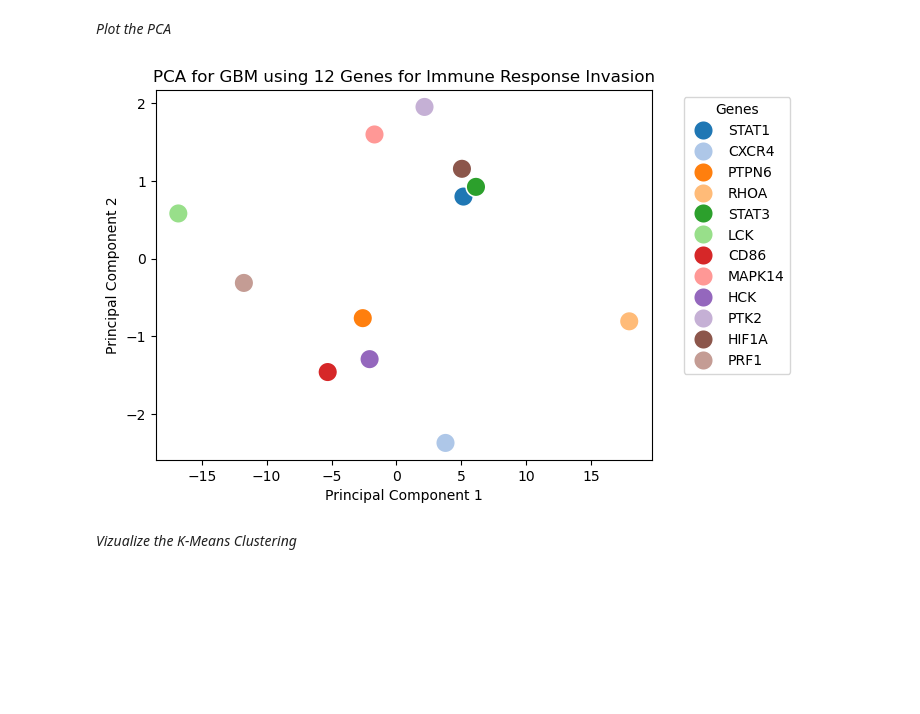
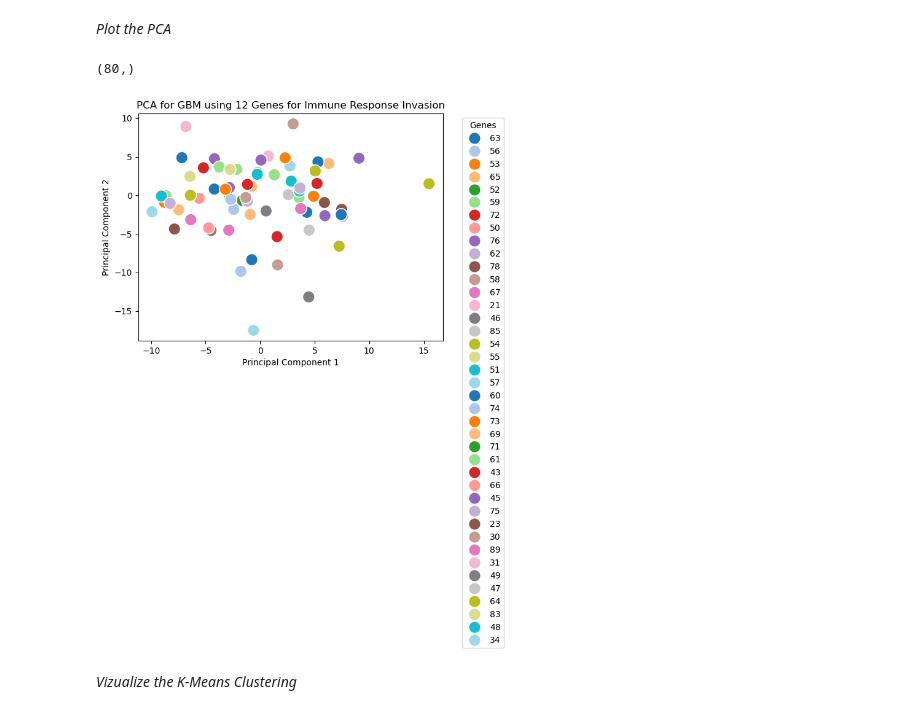
Before and after one commit to smgroves/Module-4-Cancer, a Jupyter notebook: Module 4 Template-2.ipynb, the cells around one changed output. Cells and saved outputs as stored; diff of their text form; code cells hidden in the pictures; blank space fills up the shorter version.

```diff
--- a/Module 4 Template-2.ipynb
+++ b/Module 4 Template-2.ipynb
@@ -103,8 +104,8 @@ metadata_df = pd.read_csv(
 *Get data about chosen cancer type: Glioblastoma (GBM), and genes linked to immune invasion from the Menyhart document*
 # %%
 cancer_type = 'GBM'
+GBM_metadata = metadata_df[metadata_df['cancer_type'] == cancer_type]
 cancer_samples = metadata_df[metadata_df['cancer_type'] == cancer_type].index
 GBM_data = data[cancer_samples]
-
-desired_gene_list = ['STAT1', 'CXCR4', 'PTPN6', 'RHOA', 'STAT3', 'LCK', 'CD86', 'MAPK14', 'HCK', 'PTK2', 'HIF1A', 'PRF1']
+desired_gene_list = ['STAT1', 'CXCR4', 'PTPN6', 'RHOA', 'STAT3', 'LCK', 'CD86', 'MAPK14', 'HCK', 'PTK2', 'HIF1A', 'PRF1', 'IL12A', 'CXCL12', 'ARRB1', 'GNAI2', 'PLCG1', 'PTPN11', 'CARD11', 'PIK3CD', 'PTK2B', 'BCL6', 'MAP2K2', 'NRAS', 'CD40LG', 'IL4', 'RAF1', 'CCL2', 'FYN', 'VAV2', 'CIITA', 'ARRB2', 'JAK3', 'IFNGR1', 'KRAS', 'IL6', 'SH2D1B', 'IL1B', 'CD3D', 'CD3E', 'CD40', 'MAPK1', 'LYN', 'PIK3R1', 'SOS1', 'GNB1', 'ADRBK1', 'FCGR3B', 'PTPRC', 'HCST', 'JAK2', 'CD28', 'PDCD1', 'FCGR3A', 'AKT1', 'CD8B', 'IRF7', 'PIK3CG', 'GNG2', 'AKT2', 'SHC1', 'HLA-A', 'IL2', 'AKT3', 'MAPK3', 'SH2D1A', 'FGR', 'B2M', 'PRKCD', 'SRC', 'PLCB3', 'CXCL10', 'MAP2K1', 'CD3G', 'ZAP70', 'IFNG', 'IKBKB', 'ITGB2', 'IL8', 'IL2RG', 'CBL', 'IL12B', 'PLCB2', 'CTNNB1', 'CD247', 'PIK3R3', 'TRAF6', 'CCL26', 'FES', 'CXCR1', 'PIK3R2', 'PIK3CB', 'CXCL9', 'VAV3', 'ITGAM', 'CD80', 'MAPK11', 'IL7R', 'PRKCB', 'HRAS', 'CBLB', 'RAC1', 'JAK1', 'TIAM1', 'GRB2', 'PIK3CA']
 gene_list = [gene for gene in desired_gene_list if gene in GBM_data.index]
@@ -124,25 +130,30 @@ plt.show()
 *PCA Dimensionality Reduction and scaling to make it more even between genes*
 # %%
 scaler = StandardScaler()
+X = GBM_data.loc[gene_list].values.T
 X_scaled = scaler.fit_transform(X)
 pca = PCA(n_components=2)
 X_pca = pca.fit_transform(X_scaled)
 # %% [markdown]
 *Plot the PCA*
+# %%
+X_pca[:, 0].shape
+# %% [output]
+(80,)
 # %%
 sns.scatterplot(x=X_pca[:, 0],
                 y=X_pca[:, 1],
-                hue=y, #hue = y used to color the points based on gene labels
+                hue= GBM_metadata['age_at_diagnosis'].values, #hue = y used to color the points based on gene labels
                 palette="tab20",
                 s=200) # Adjusted this number to make the size of dots bigger
 
 plt.title("PCA for GBM using 12 Genes for Immune Response Invasion")
 plt.xlabel("Principal Component 1")
 plt.ylabel("Principal Component 2")
 plt.legend(bbox_to_anchor=(1.05, 1), loc='upper left', title="Genes")
 plt.show()
 # %% [output]
-[figure, old version]
+[figure, new version]
 # %% [markdown]
 *Vizualize the K-Means Clustering*
 # %%
```
Also changed, not shown: parts of 4 cells of this notebook.
